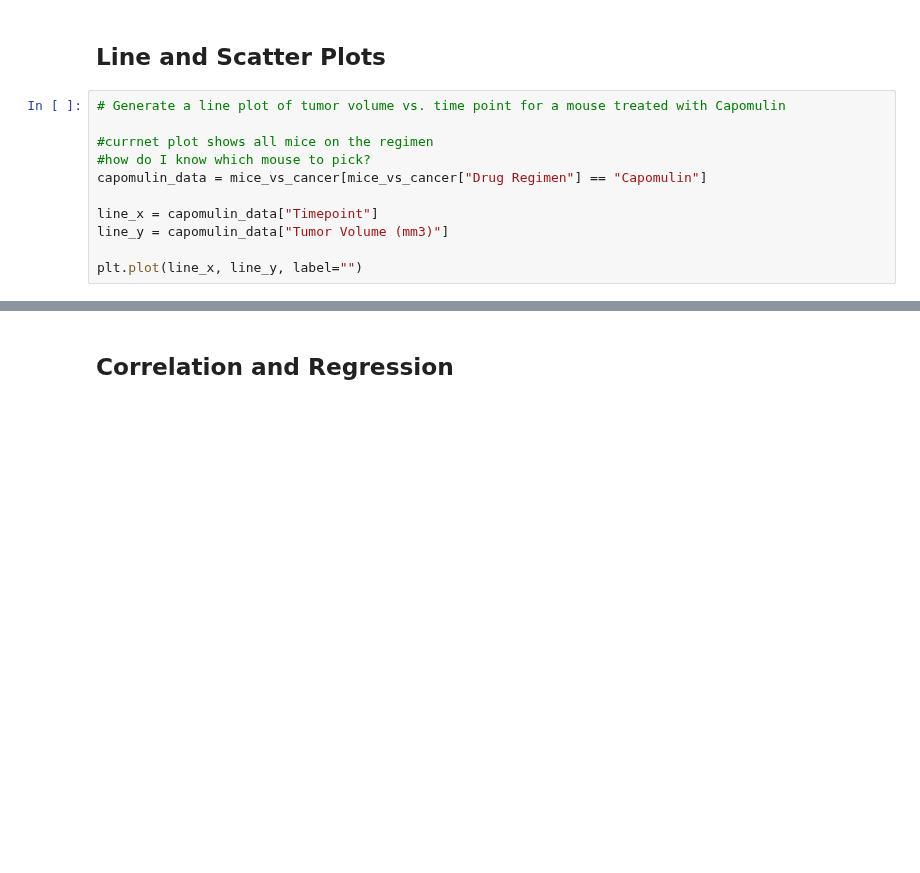
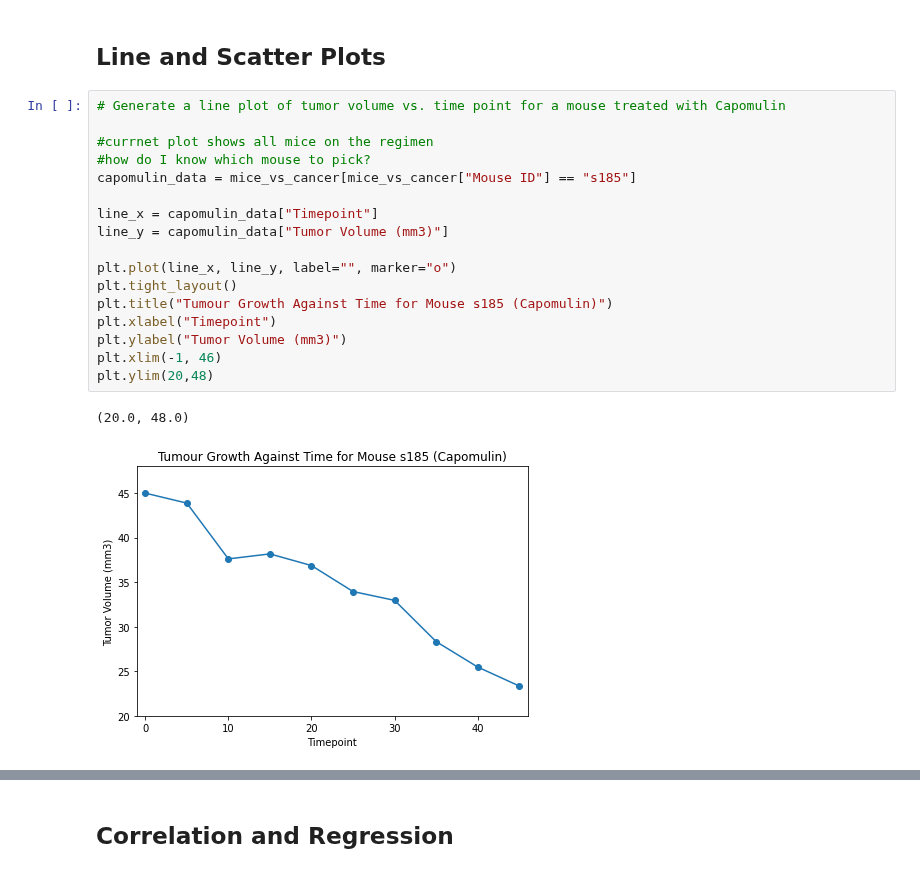
Before and after one commit to jimbleslilley/matplotlib-challenge, a Jupyter notebook: pymaceuticals_JL.ipynb, the cells around one changed output, grey strips where cells are left out. Saved outputs shown, nothing was run; the diff lists cells and outputs as text; blank space fills up the shorter version.

```diff
--- a/pymaceuticals_JL.ipynb
+++ b/pymaceuticals_JL.ipynb
@@ -328,13 +380,22 @@ plt.show()
 # %%
 # Generate a line plot of tumor volume vs. time point for a mouse treated with Capomulin
 
 #currnet plot shows all mice on the regimen
 #how do I know which mouse to pick?
-capomulin_data = mice_vs_cancer[mice_vs_cancer["Drug Regimen"] == "Capomulin"]
+capomulin_data = mice_vs_cancer[mice_vs_cancer["Mouse ID"] == "s185"]
 
 line_x = capomulin_data["Timepoint"]
 line_y = capomulin_data["Tumor Volume (mm3)"]
 
-plt.plot(line_x, line_y, label="")
+plt.plot(line_x, line_y, label="", marker="o")
+plt.tight_layout()
+plt.title("Tumour Growth Against Time for Mouse s185 (Capomulin)")
+plt.xlabel("Timepoint")
+plt.ylabel("Tumor Volume (mm3)")
+plt.xlim(-1, 46)
+plt.ylim(20,48)
+# %% [output]
+(20.0, 48.0)
+[figure, added]
 # %%
 # Generate a scatter plot of average tumor volume vs. mouse weight for the Capomulin regimen
```
Also changed, not shown: parts of 7 cells of this notebook.
